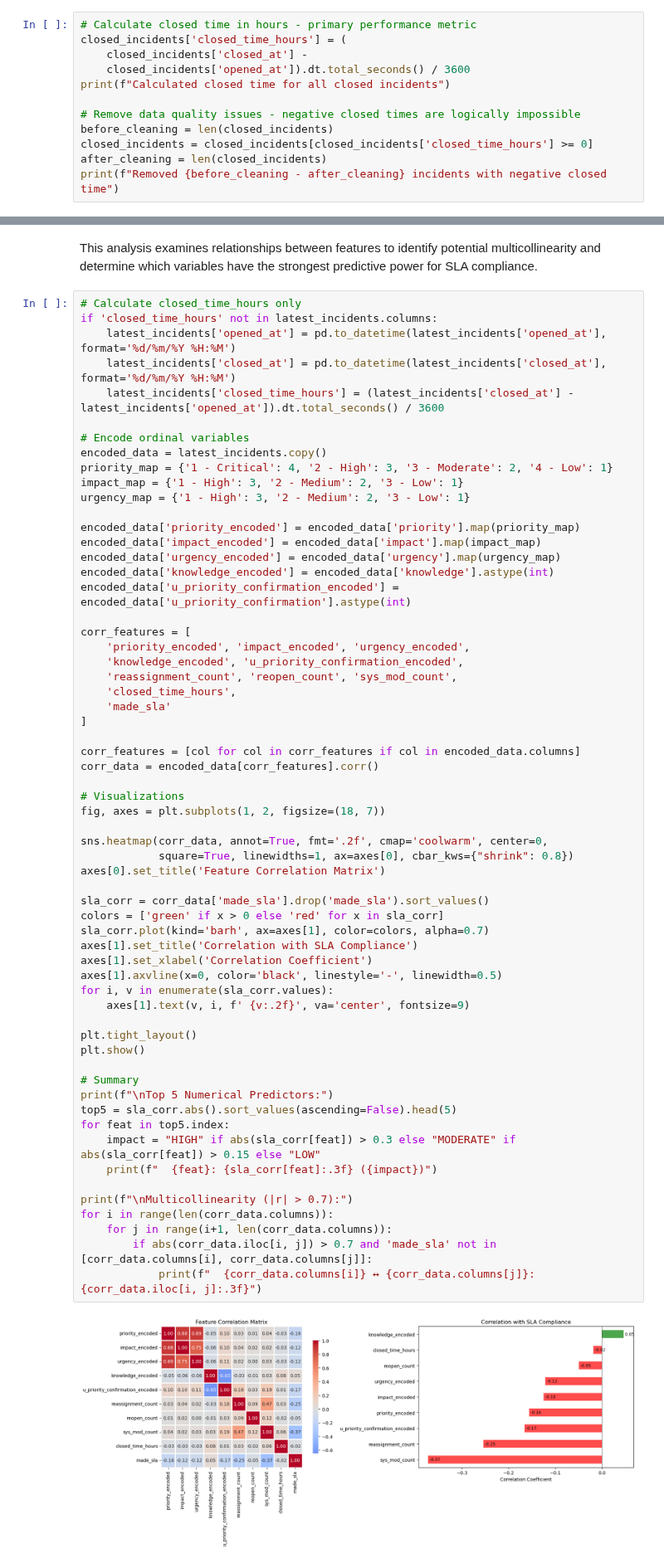
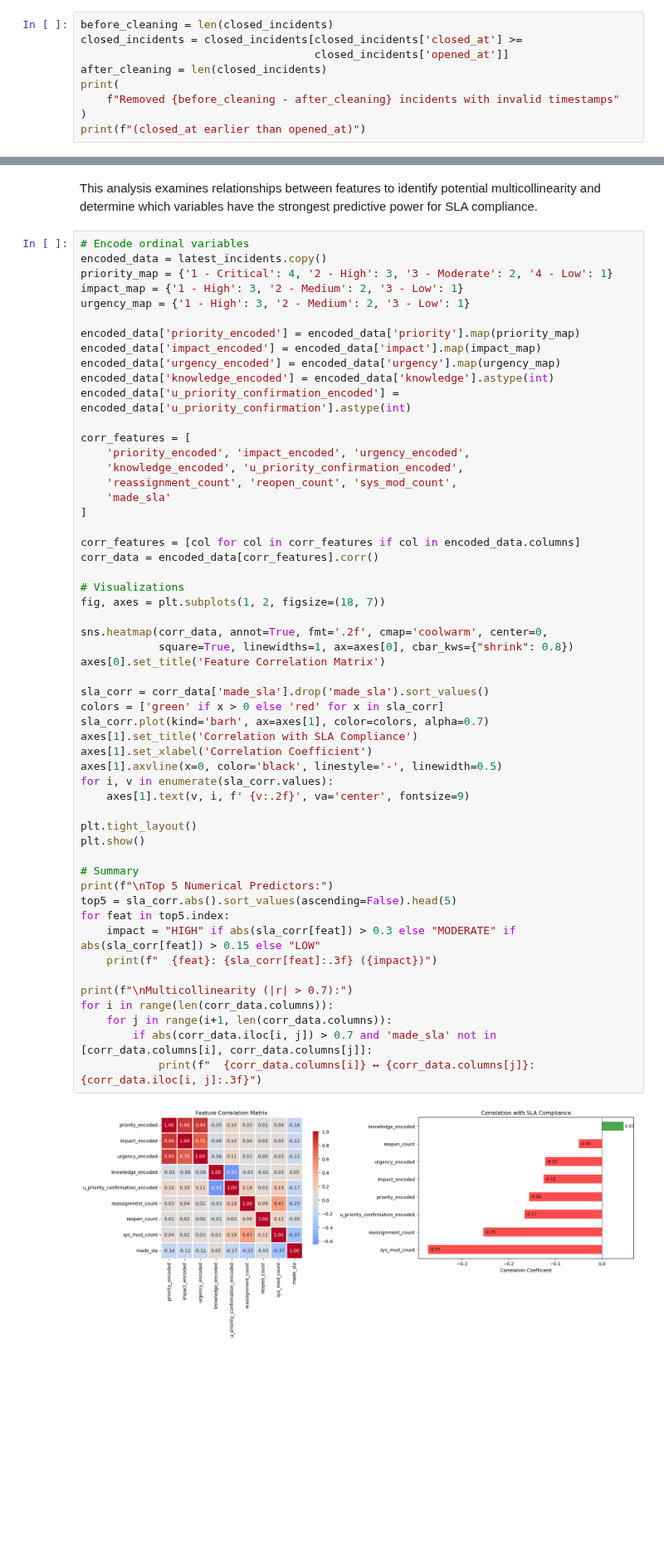
Before and after one commit to Kyuun-Park-1163899/1163899, a Jupyter notebook: task/assignment02_revised.ipynb, the cells around one changed output, grey strips where cells are left out. Shown at 83% size. Saved outputs shown, nothing was run; the diff lists cells and outputs as text; blank space fills up the shorter version.

Commit message:
delete closed_time

```diff
--- a/task/assignment02_revised.ipynb
+++ b/task/assignment02_revised.ipynb
@@ -157,15 +157,12 @@ Filtered to 20,554 closed incidents
 - After filtering for incidents with both opened_at and closed_at values, 20,554 completed incidents remained.
 - This ensures all remaining records have valid open–close cycles required for duration and compliance calculations.
 # %%
-# Calculate closed time in hours - primary performance metric
-closed_incidents['closed_time_hours'] = (
-    closed_incidents['closed_at'] -
-    closed_incidents['opened_at']).dt.total_seconds() / 3600
-print(f"Calculated closed time for all closed incidents")
-
-# Remove data quality issues - negative closed times are logically impossible
 before_cleaning = len(closed_incidents)
-closed_incidents = closed_incidents[closed_incidents['closed_time_hours'] >= 0]
+closed_incidents = closed_incidents[closed_incidents['closed_at'] >=
+                                    closed_incidents['opened_at']]
 after_cleaning = len(closed_incidents)
-print(f"Removed {before_cleaning - after_cleaning} incidents with negative closed time")
+print(
+    f"Removed {before_cleaning - after_cleaning} incidents with invalid timestamps"
+)
+print(f"(closed_at earlier than opened_at)")
 # %% [output]
@@ -364,12 +360,6 @@ Rather than analyzing all available fields, the study selectively targets attrib
 # %% [markdown]
 This analysis examines relationships between features to identify potential multicollinearity and determine which variables have the strongest predictive power for SLA compliance.
 # %%
-# Calculate closed_time_hours only
-if 'closed_time_hours' not in latest_incidents.columns:
-    latest_incidents['opened_at'] = pd.to_datetime(latest_incidents['opened_at'], format='%d/%m/%Y %H:%M')
-    latest_incidents['closed_at'] = pd.to_datetime(latest_incidents['closed_at'], format='%d/%m/%Y %H:%M')
-    latest_incidents['closed_time_hours'] = (latest_incidents['closed_at'] - latest_incidents['opened_at']).dt.total_seconds() / 3600
-
 # Encode ordinal variables
 encoded_data = latest_incidents.copy()
 priority_map = {'1 - Critical': 4, '2 - High': 3, '3 - Moderate': 2, '4 - Low': 1}
@@ -386,7 +376,6 @@ corr_features = [
     'priority_encoded', 'impact_encoded', 'urgency_encoded',
     'knowledge_encoded', 'u_priority_confirmation_encoded',
     'reassignment_count', 'reopen_count', 'sys_mod_count',
-    'closed_time_hours',
     'made_sla'
 ]
 
@@ -398,34 +387,34 @@ fig, axes = plt.subplots(1, 2, figsize=(18, 7))
 
 sns.heatmap(corr_data, annot=True, fmt='.2f', cmap='coolwarm', center=0,
             square=True, linewidths=1, ax=axes[0], cbar_kws={"shrink": 0.8})
 axes[0].set_title('Feature Correlation Matrix')
 
 sla_corr = corr_data['made_sla'].drop('made_sla').sort_values()
 colors = ['green' if x > 0 else 'red' for x in sla_corr]
 sla_corr.plot(kind='barh', ax=axes[1], color=colors, alpha=0.7)
 axes[1].set_title('Correlation with SLA Compliance')
 axes[1].set_xlabel('Correlation Coefficient')
 axes[1].axvline(x=0, color='black', linestyle='-', linewidth=0.5)
 for i, v in enumerate(sla_corr.values):
     axes[1].text(v, i, f' {v:.2f}', va='center', fontsize=9)
 
 plt.tight_layout()
 plt.show()
 
 # Summary
 print(f"\nTop 5 Numerical Predictors:")
 top5 = sla_corr.abs().sort_values(ascending=False).head(5)
 for feat in top5.index:
     impact = "HIGH" if abs(sla_corr[feat]) > 0.3 else "MODERATE" if abs(sla_corr[feat]) > 0.15 else "LOW"
     print(f"  {feat}: {sla_corr[feat]:.3f} ({impact})")
 
 print(f"\nMulticollinearity (|r| > 0.7):")
 for i in range(len(corr_data.columns)):
     for j in range(i+1, len(corr_data.columns)):
         if abs(corr_data.iloc[i, j]) > 0.7 and 'made_sla' not in [corr_data.columns[i], corr_data.columns[j]]:
             print(f"  {corr_data.columns[i]} ↔ {corr_data.columns[j]}: {corr_data.iloc[i, j]:.3f}")
 # %% [output]
-[figure, old version]
+[figure, new version]
 Top 5 Numerical Predictors:
   sys_mod_count: -0.373 (HIGH)
   reassignment_count: -0.254 (MODERATE)
```
Also changed, not shown: parts of 6 cells of this notebook.
